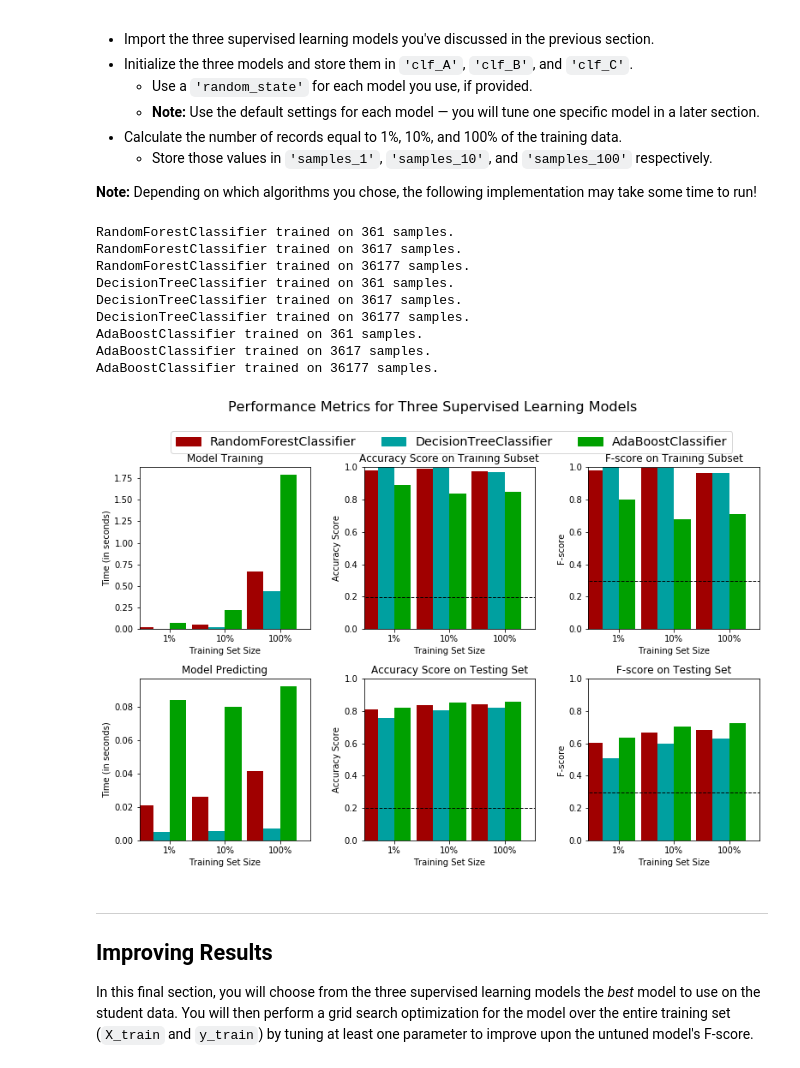
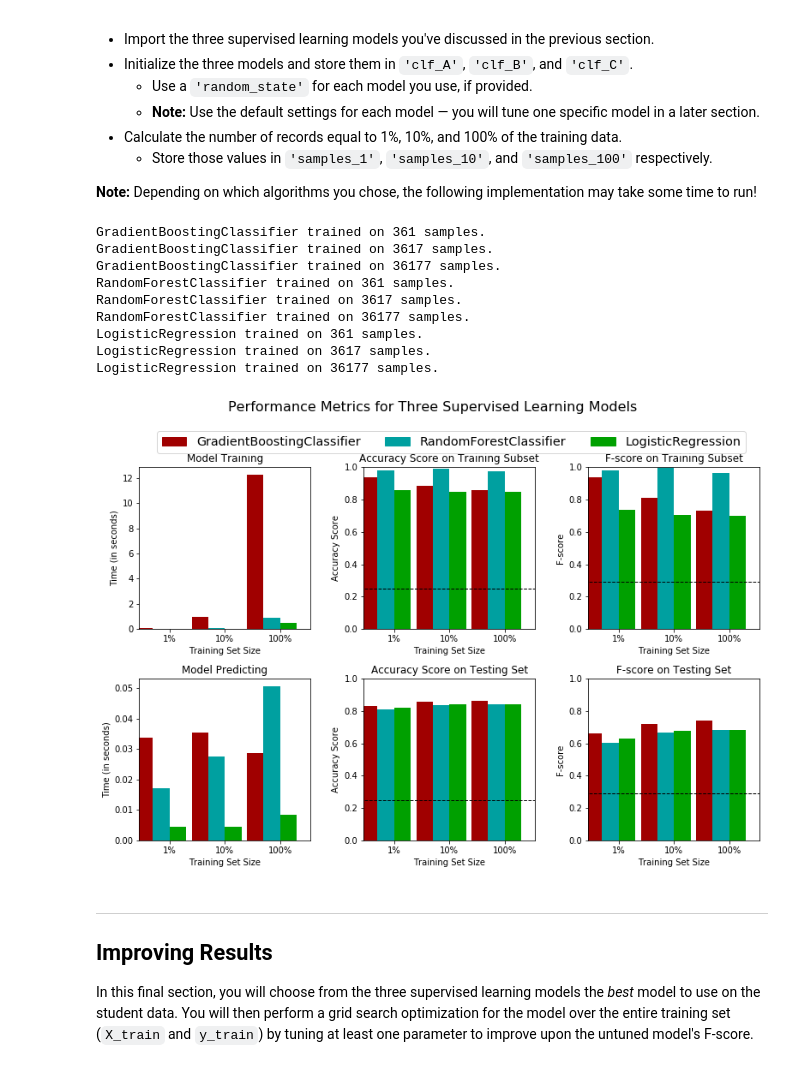
Before and after one commit to wang-zhe/Udacity-Review-Statistics, a Jupyter notebook: finding_donors.ipynb, the cells around one changed output. Saved outputs shown, nothing was run; the diff lists cells and outputs as text; code cells hidden in the pictures.

```diff
--- a/finding_donors.ipynb
+++ b/finding_donors.ipynb
@@ -179,7 +163,7 @@ Additionally, as with the non-numeric features, we need to convert the non-numer
 features_final = pd.get_dummies(features_log_minmax_transform)
 
 # TODO: Encode the 'income_raw' data to numerical values
-income = income_raw.replace([">50K","<=50K"],[1,0])
+income = income_raw.apply(lambda x: 1 if x == ">50K" else 0)
 
 # Print the number of features after one-hot encoding
 encoded = list(features_final.columns)
@@ -354,9 +296,7 @@ In the code block below, you will need to implement the following:
    - Make sure that you set the `beta` parameter!
 # %%
 # TODO: Import two metrics from sklearn - fbeta_score and accuracy_score
-from sklearn.metrics import fbeta_score
-from sklearn.metrics import accuracy_score
-
+from sklearn.metrics import fbeta_score, accuracy_score
 def train_predict(learner, sample_size, X_train, y_train, X_test, y_test):
     '''
     inputs:
@@ -372,11 +312,11 @@ def train_predict(learner, sample_size, X_train, y_train, X_test, y_test):
 
     # TODO: Fit the learner to the training data using slicing with 'sample_size' using .fit(training_features[:], training_labels[:])
     start = time() # Get start time
-    learner = learner.fit(X_train[:sample_size], y_train[:sample_size])
+    learner .fit(X_train[:sample_size],y_train[:sample_size])
     end = time() # Get end time
 
     # TODO: Calculate the training time
-    results['train_time'] = end - start
+    results['train_time'] = end-start
 
     # TODO: Get the predictions on the test set(X_test),
     #       then get predictions on the first 300 training samples(X_train) using .predict()
@@ -386,19 +326,19 @@ def train_predict(learner, sample_size, X_train, y_train, X_test, y_test):
     end = time() # Get end time
 
     # TODO: Calculate the total prediction time
-    results['pred_time'] = end - start
+    results['pred_time'] = end-start
 
     # TODO: Compute accuracy on the first 300 training samples which is y_train[:300]
-    results['acc_train'] = accuracy_score(y_train[:300], predictions_train)
+    results['acc_train'] = accuracy_score(y_train[:300],predictions_train)
 
     # TODO: Compute accuracy on test set using accuracy_score()
-    results['acc_test'] = accuracy_score(y_test, predictions_test)
+    results['acc_test'] = accuracy_score(y_test,predictions_test)
 
     # TODO: Compute F-score on the the first 300 training samples using fbeta_score()
-    results['f_train'] = fbeta_score(y_train[:300], predictions_train,beta=0.5)
+    results['f_train'] = fbeta_score(y_train[:300],predictions_train,beta=0.5)
 
     # TODO: Compute F-score on the test set which is y_test
-    results['f_test'] = fbeta_score(y_test, predictions_test,beta=0.5)
+    results['f_test'] = fbeta_score(y_test,predictions_test,beta=0.5)
 
     # Success
     print("{} trained on {} samples.".format(learner.__class__.__name__, sample_size))
@@ -418,46 +358,44 @@ In the code cell, you will need to implement the following:
 **Note:** Depending on which algorithms you chose, the following implementation may take some time to run!
 # %%
 # TODO: Import the three supervised learning models from sklearn
-from sklearn.tree import DecisionTreeClassifier
 from sklearn.ensemble import RandomForestClassifier
-from sklearn.ensemble import AdaBoostClassifier
-
-
+from sklearn.ensemble import GradientBoostingClassifier
+from sklearn.linear_model import LogisticRegression
 # TODO: Initialize the three models
-clf_A = RandomForestClassifier(random_state = 42)
-clf_B = DecisionTreeClassifier(random_state = 42)
-clf_C = AdaBoostClassifier(random_state = 42)
+clf_A = GradientBoostingClassifier(random_state=42)
+clf_B = RandomForestClassifier(random_state=42)
+clf_C = LogisticRegression(random_state=42)
 
 # TODO: Calculate the number of samples for 1%, 10%, and 100% of the training data
 # HINT: samples_100 is the entire training set i.e. len(y_train)
 # HINT: samples_10 is 10% of samples_100 (ensure to set the count of the values to be `int` and not `float`)
 # HINT: samples_1 is 1% of samples_100 (ensure to set the count of the values to be `int` and not `float`)
-samples_100 = int(len(y_train))
-samples_10 = int(.1*samples_100)
-samples_1 = int(.01*samples_100)
+samples_100 = len(y_train)
+samples_10 = int(len(y_train)*10/100)
+samples_1 = int(len(y_train)/100)
 
 # Collect results on the learners
 results = {}
 for clf in [clf_A, clf_B, clf_C]:
     clf_name = clf.__class__.__name__
     results[clf_name] = {}
     for i, samples in enumerate([samples_1, samples_10, samples_100]):
         results[clf_name][i] = \
         train_predict(clf, samples, X_train, y_train, X_test, y_test)
 
 # Run metrics visualization for the three supervised learning models chosen
 vs.evaluate(results, accuracy, fscore)
 # %% [output]
+GradientBoostingClassifier trained on 361 samples.
+GradientBoostingClassifier trained on 3617 samples.
+GradientBoostingClassifier trained on 36177 samples.
 RandomForestClassifier trained on 361 samples.
 RandomForestClassifier trained on 3617 samples.
 RandomForestClassifier trained on 36177 samples.
-DecisionTreeClassifier trained on 361 samples.
-DecisionTreeClassifier trained on 3617 samples.
-DecisionTreeClassifier trained on 36177 samples.
-AdaBoostClassifier trained on 361 samples.
-AdaBoostClassifier trained on 3617 samples.
-AdaBoostClassifier trained on 36177 samples.
+LogisticRegression trained on 361 samples.
+LogisticRegression trained on 3617 samples.
+LogisticRegression trained on 36177 samples.
-[figure, old version]
+[figure, new version]
 # %% [markdown]
 ----
 ## Improving Results
```
Also changed, not shown: parts of 23 cells of this notebook.
